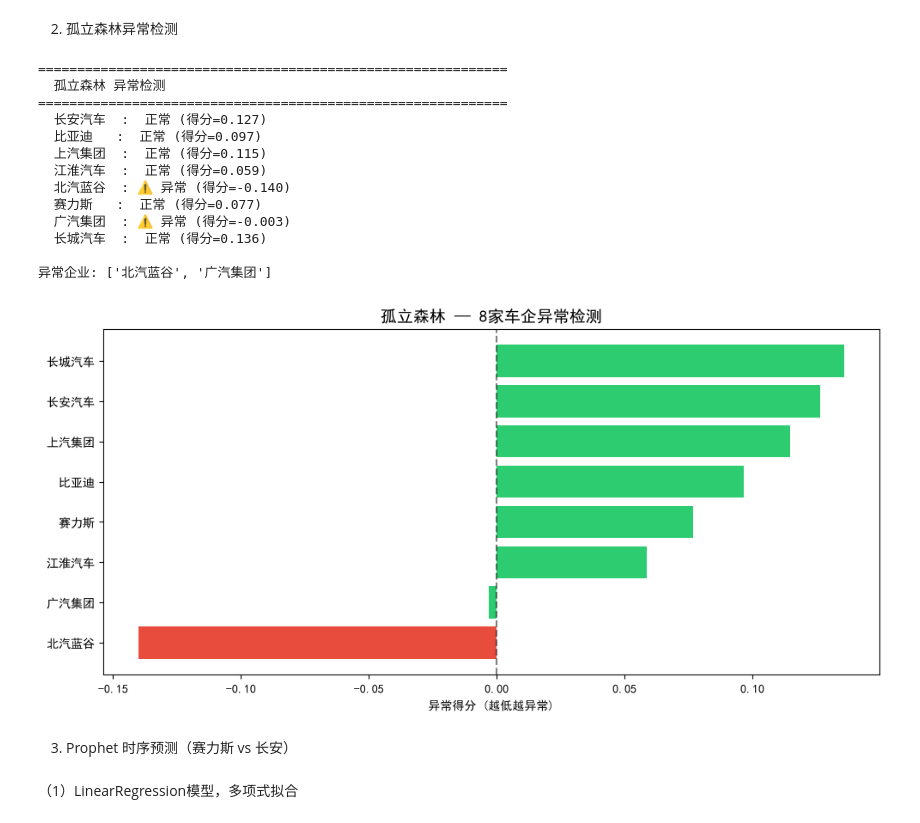
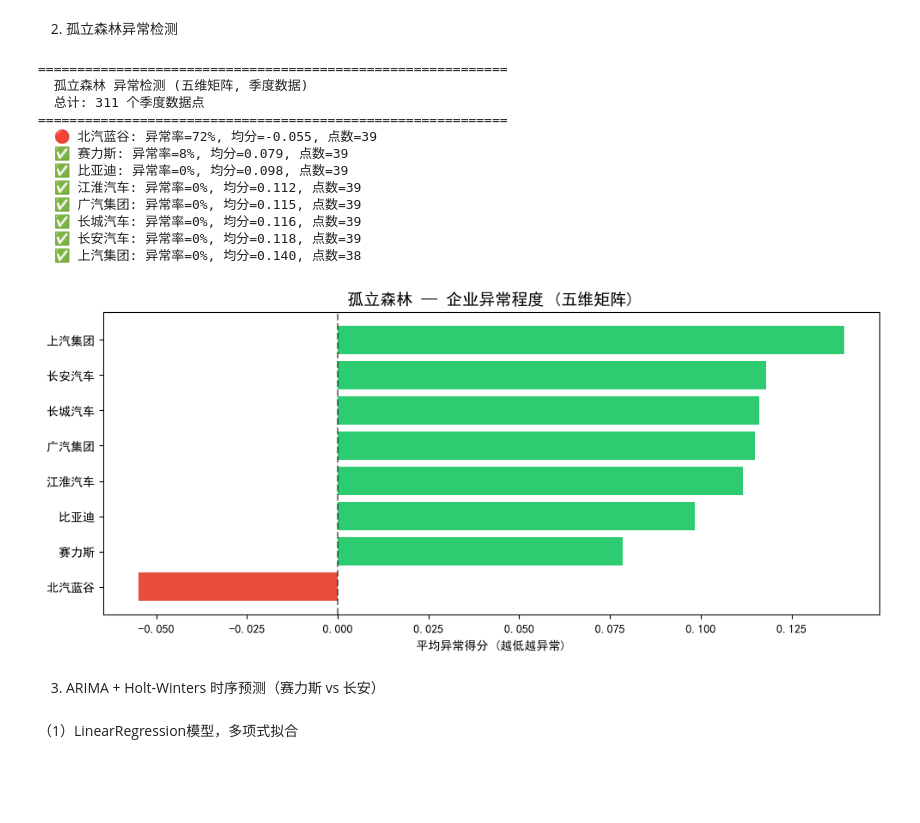
Before and after one commit to yohoten/fidac, a Jupyter notebook: 基于K-Means聚类与Prophet时序预测的重庆上市车企财务智能预警研究.ipynb, the cells around one changed output. Cells and saved outputs as stored; diff of their text form; code cells hidden in the pictures; blank space fills up the shorter version.

```diff
--- a/基于K-Means聚类与Prophet时序预测的重庆上市车企财务智能预警研究.ipynb
+++ b/基于K-Means聚类与Prophet时序预测的重庆上市车企财务智能预警研究.ipynb
@@ -520,52 +524,54 @@ for target in ['赛力斯', '长安汽车']:
 # %%
 from sklearn.ensemble import IsolationForest
 
-# ============ 孤立森林 ============
-iso = IsolationForest(contamination=0.15, random_state=42)
+# 孤立森林（季度数据全量320点，五维矩阵）
+iso = IsolationForest(contamination=0.10, random_state=42)
 anomaly_labels = iso.fit_predict(X_scaled)
 anomaly_scores = iso.decision_function(X_scaled)
-
 df_kmeans['anomaly'] = anomaly_labels
 df_kmeans['anomaly_score'] = anomaly_scores
 
+# 按企业汇总异常比例
+anomaly_summary = df_kmeans.groupby('name').agg(
+    anomaly_rate=('anomaly', lambda x: (x==-1).mean()),
+    avg_score=('anomaly_score', 'mean'),
+    point_count=('anomaly', 'count')
+).sort_values('avg_score')
+
 print('='*60)
-print('  孤立森林 异常检测')
+print('  孤立森林 异常检测 (五维矩阵, 季度数据)')
+print(f'  总计: {len(df_kmeans)} 个季度数据点')
 print('='*60)
-for _, row in df_kmeans.iterrows():
-    flag = '⚠️ 异常' if row['anomaly'] == -1 else ' 正常'
-    print(f'  {row["name"]:<6s}: {flag} (得分={row["anomaly_score"]:.3f})')
+for name, row in anomaly_summary.iterrows():
+    flag = '🔴' if row['anomaly_rate']>0.3 else ('⚠️' if row['anomaly_rate']>0.1 else '✅')
+    print(f'  {flag} {name}: 异常率={row["anomaly_rate"]*100:.0f}%, 均分={row["avg_score"]:.3f}, 点数={int(row["point_count"])}')
 
-print(f'\n异常企业: {df_kmeans[df_kmeans["anomaly"]==-1]["name"].tolist()}')
-
-# ============ 可视化 ============
-fig, ax = plt.subplots(figsize=(10, 5))
-sorted_df = df_kmeans.sort_values('anomaly_score')
-colors = ['#E74C3C' if s < -0.05 else '#2ECC71' for s in sorted_df['anomaly_score']]
-ax.barh(range(len(sorted_df)), sorted_df['anomaly_score'], color=colors)
-ax.set_yticks(range(len(sorted_df)))
-ax.set_yticklabels(sorted_df['name'].values)
-ax.axvline(x=0, color='black', linestyle='--', alpha=0.5)
-ax.set_xlabel('异常得分 (越低越异常)')
-ax.set_title('孤立森林 — 8家车企异常检测', fontsize=14)
-plt.tight_layout()
-plt.show()
+# 可视化
+fig, ax = plt.subplots(figsize=(10,4.5))
+colors = ['#E74C3C' if s < -0.05 else '#2ECC71' for s in anomaly_summary['avg_score']]
+ax.barh(range(len(anomaly_summary)), anomaly_summary['avg_score'], color=colors)
+ax.set_yticks(range(len(anomaly_summary)))
+ax.set_yticklabels(anomaly_summary.index)
+ax.axvline(x=0, color='black', ls='--', alpha=0.5)
+ax.set_xlabel('平均异常得分 (越低越异常)')
+ax.set_title('孤立森林 — 企业异常程度 (五维矩阵)', fontsize=14)
+plt.tight_layout(); plt.show()
 # %% [output]
 ============================================================
-  孤立森林 异常检测
+  孤立森林 异常检测 (五维矩阵, 季度数据)
+  总计: 311 个季度数据点
 ============================================================
-  长安汽车  :  正常 (得分=0.127)
-  比亚迪   :  正常 (得分=0.097)
-  上汽集团  :  正常 (得分=0.115)
-  江淮汽车  :  正常 (得分=0.059)
-  北汽蓝谷  : ⚠️ 异常 (得分=-0.140)
-  赛力斯   :  正常 (得分=0.077)
-  广汽集团  : ⚠️ 异常 (得分=-0.003)
-  长城汽车  :  正常 (得分=0.136)
-
-异常企业: ['北汽蓝谷', '广汽集团']
+  🔴 北汽蓝谷: 异常率=72%, 均分=-0.055, 点数=39
+  ✅ 赛力斯: 异常率=8%, 均分=0.079, 点数=39
+  ✅ 比亚迪: 异常率=0%, 均分=0.098, 点数=39
+  ✅ 江淮汽车: 异常率=0%, 均分=0.112, 点数=39
+  ✅ 广汽集团: 异常率=0%, 均分=0.115, 点数=39
+  ✅ 长城汽车: 异常率=0%, 均分=0.116, 点数=39
+  ✅ 长安汽车: 异常率=0%, 均分=0.118, 点数=39
+  ✅ 上汽集团: 异常率=0%, 均分=0.140, 点数=38
-[figure, old version]
+[figure, new version]
 # %% [markdown]
-3. Prophet 时序预测（赛力斯 vs 长安）
+3. ARIMA + Holt-Winters 时序预测（赛力斯 vs 长安）
 # %% [markdown]
 （1）LinearRegression模型，多项式拟合
 # %%
```
Also changed, not shown: parts of 12 cells of this notebook, 9 other files.
